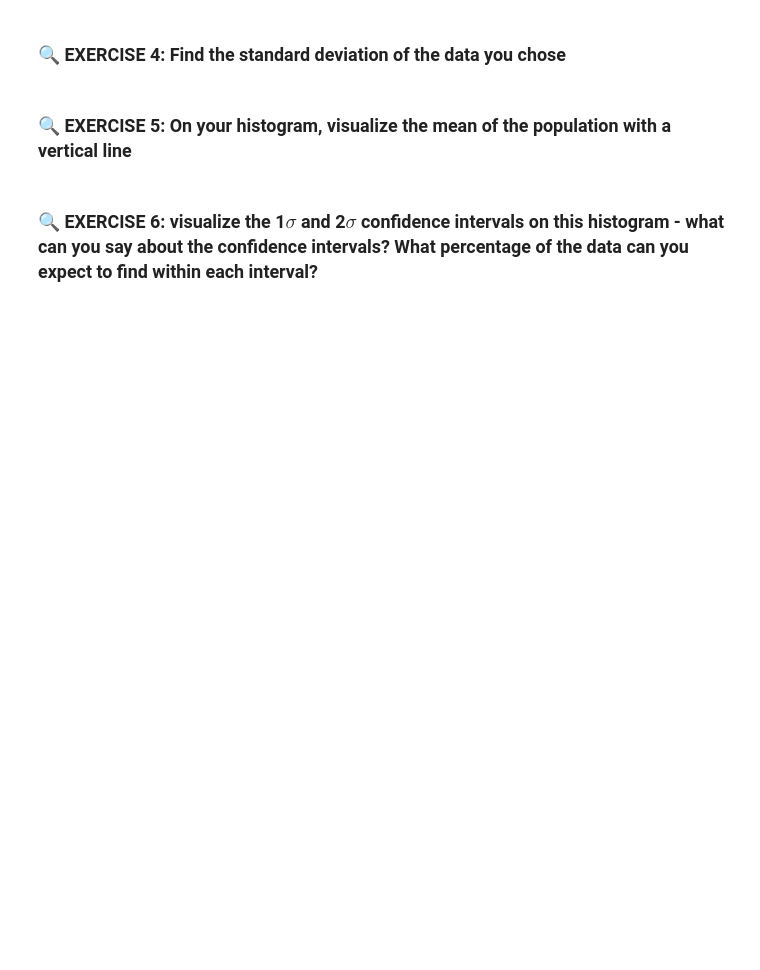
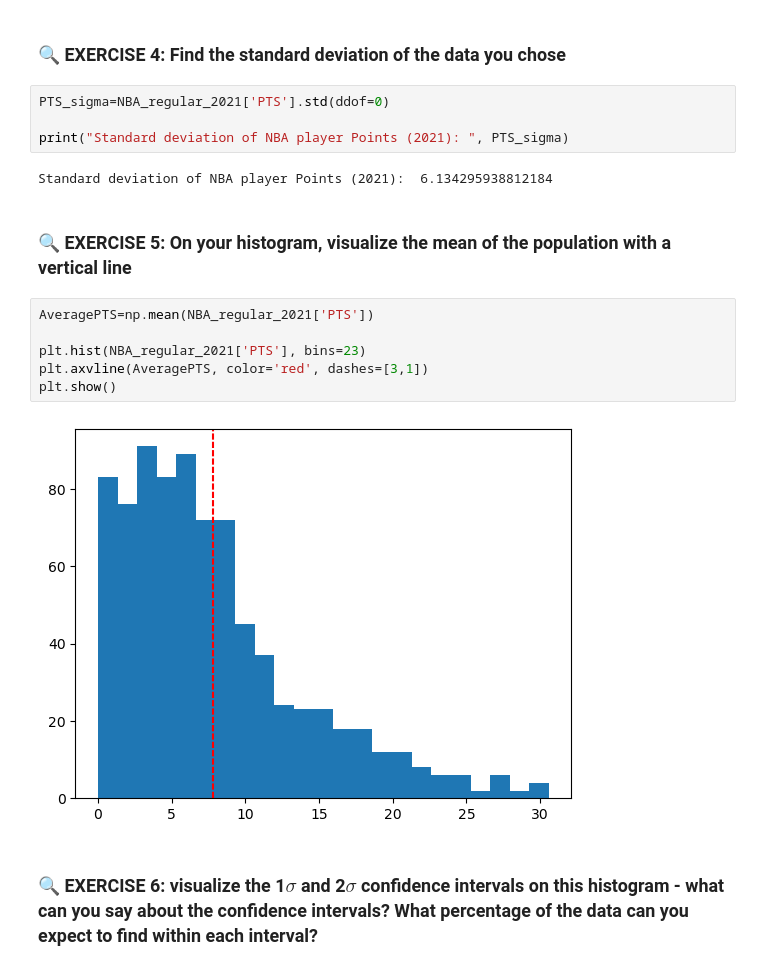
Before and after one commit to PrisonTeachingInitiative/CFR-2025, a Jupyter notebook: Stats/Notebooks/1-RangeStandardDeviation.ipynb, the cells around one changed output. Cells and saved outputs as stored; diff of their text form; blank space fills up the shorter version.

```diff
--- a/Stats/Notebooks/1-RangeStandardDeviation.ipynb
+++ b/Stats/Notebooks/1-RangeStandardDeviation.ipynb
@@ -270,6 +355,20 @@ Range of Ages of NBA players Playoffs (2022):  23
 # %% [markdown]
 ### 🔍 EXERCISE 4: Find the standard deviation of the data you chose
+# %%
+PTS_sigma=NBA_regular_2021['PTS'].std(ddof=0)
+
+print("Standard deviation of NBA player Points (2021): ", PTS_sigma)
+# %% [output]
+Standard deviation of NBA player Points (2021):  6.134295938812184
 # %% [markdown]
 ### 🔍 EXERCISE 5: On your histogram, visualize the mean of the population with a vertical line
+# %%
+AveragePTS=np.mean(NBA_regular_2021['PTS'])
+
+plt.hist(NBA_regular_2021['PTS'], bins=23)
+plt.axvline(AveragePTS, color='red', dashes=[3,1])
+plt.show()
+# %% [output]
+[figure, added]
 # %% [markdown]
 ### 🔍 EXERCISE 6: visualize the 1$\sigma$ and 2$\sigma$ confidence intervals on this histogram - what can you say about the confidence intervals? What percentage of the data can you expect to find within each interval?
```
Also changed, not shown: parts of 8 cells of this notebook.
